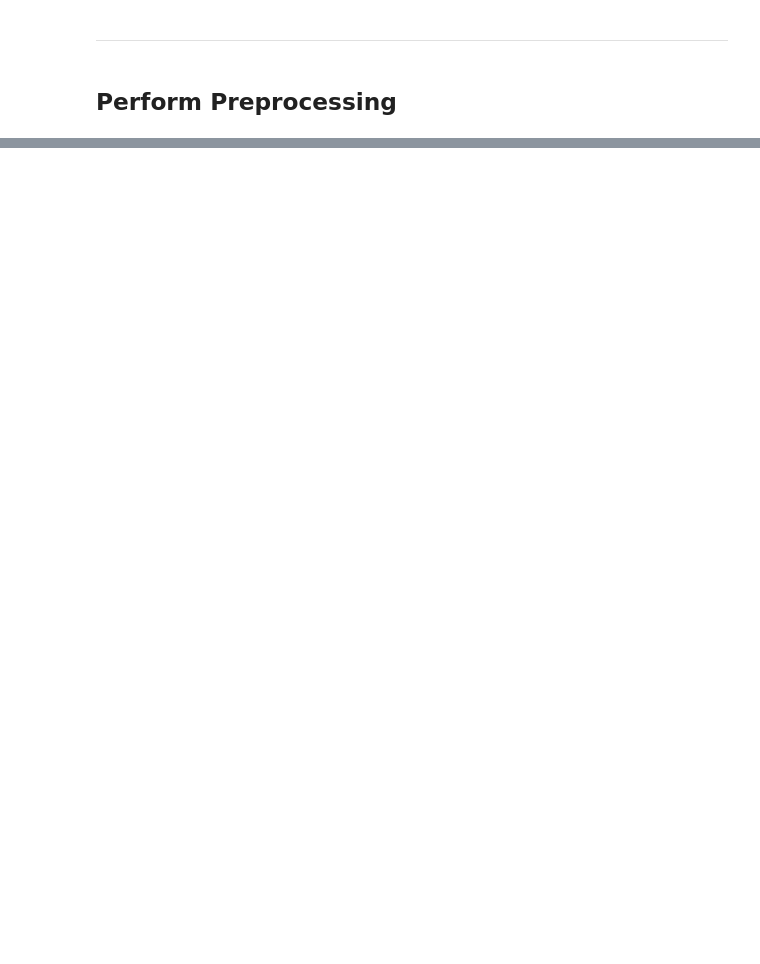
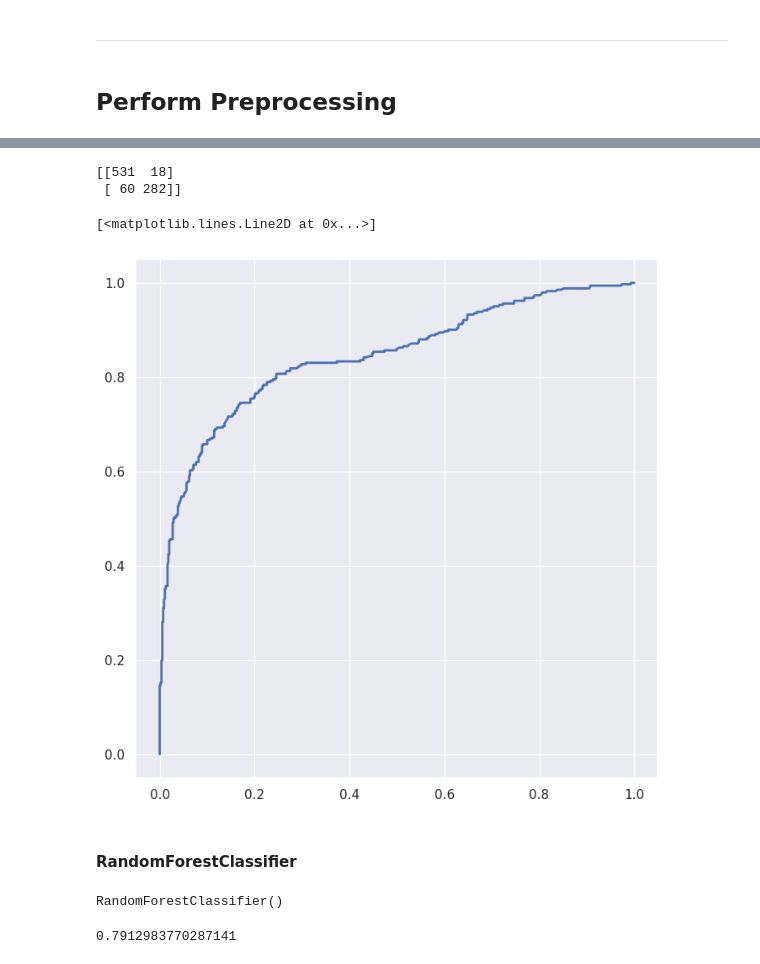
Before and after one commit to TheCodingMarine/titanic_classification_problem, a Jupyter notebook: titanic_analysis_v2.ipynb, the cells around one changed output, grey strips where cells are left out. Saved outputs shown, nothing was run; the diff lists cells and outputs as text; code cells hidden in the pictures; blank space fills up the shorter version.

```diff
--- a/titanic_analysis.ipynb
+++ b/titanic_analysis_v2.ipynb
@@ -343,0 +579,8 @@ ________________________________________________________________________________
+# %%
+#Create XGBoost classifier
+from xgboost import XGBClassifier
+
+xgb_clf = XGBClassifier()
+
+#Train the model
+xgb_clf.fit(X_train, y_train)
@@ -343,0 +619,19 @@ ________________________________________________________________________________
+# %%
+#Confusion Matrix
+xgb_clf_matrix = confusion_matrix(y_train, xgb_clf.predict(X_train))
+print(xgb_clf_matrix)
+# %% [output]
+[[531  18]
+ [ 60 282]]
+# %%
+#Display the ROC Curve
+y_scores = cross_val_predict(xgb_clf, X_train, y_train, cv=10, method="predict_proba")
+
+fpr, tpr, thresholds = roc_curve(y_train, y_scores[:, 1])
+
+plt.plot(fpr, tpr, linewidth=2)
+# %% [output]
+[<matplotlib.lines.Line2D at 0x...>]
+[figure, added]
+# %% [markdown]
+#### RandomForestClassifier
@@ -343,0 +643,11 @@ ________________________________________________________________________________
+# %%
+#fit the model
+forest_clf.fit(X_train, y_train)
+# %% [output]
+RandomForestClassifier()
+# %%
+#Score the model
+forest_scores = cross_val_score(forest_clf, X_train, y_train, cv=10)
+forest_scores.mean()
+# %% [output]
+0.7912983770287141
```
Also changed, not shown: parts of 36 cells of this notebook, 2 other files.
